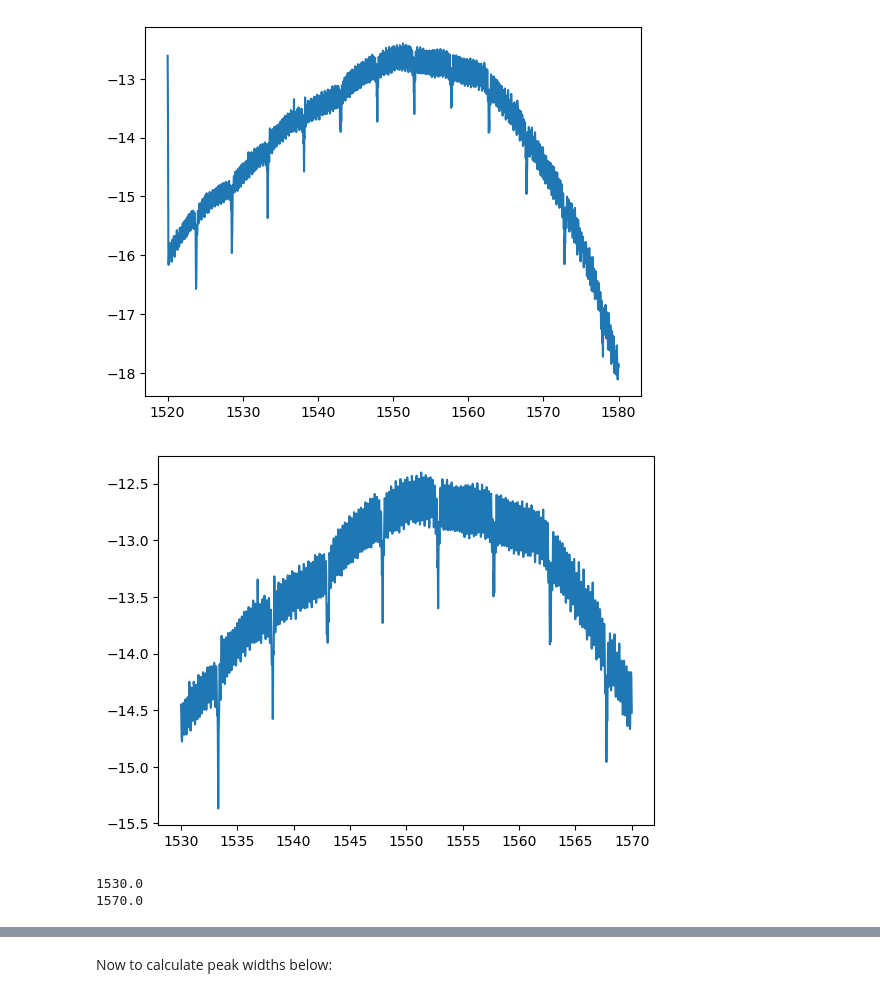
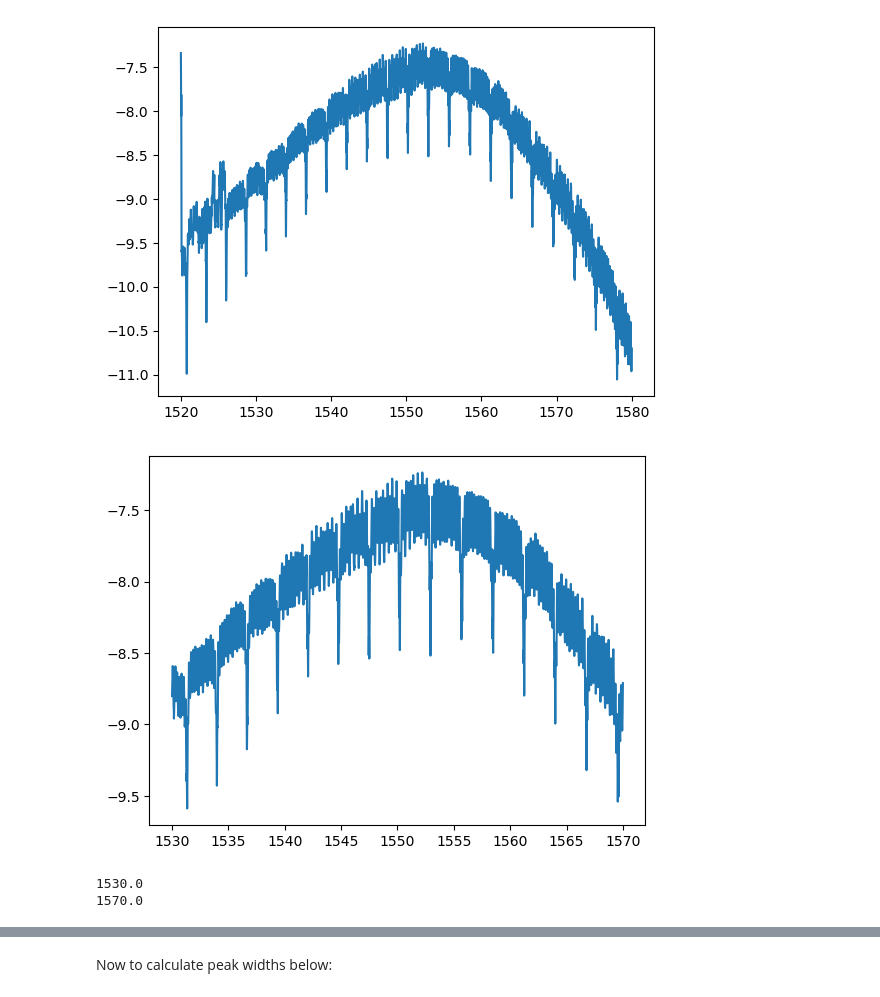
Before and after one commit to tdasanjh/team-chip-project, a Jupyter notebook: data_analysis/data_analysis_notebook.ipynb, the cells around one changed output, grey strips where cells are left out. Saved outputs shown, nothing was run; the diff lists cells and outputs as text; code cells hidden in the pictures.

Commit message:
FWHM data run for sg_rr_36_025 2023-12-13 16-41-08.csv

```diff
--- a/data_analysis/data_analysis_notebook.ipynb
+++ b/data_analysis/data_analysis_notebook.ipynb
@@ -2,11 +2,11 @@
 import data_analysis_funcs as daf
 import matplotlib.pyplot as plt
 # %%
-data_analyse_file="sg_rr_20_025 2023-12-13 17-59-26.csv"
+data_analyse_file="sg_rr_36_025 2023-12-13 16-41-08.csv"
 wvlen_array,pow_array=daf.get_wavlen_and_pow_arrays(data_analyse_file)
 daf.plot_visualise(wvlen_array,pow_array, full_range=True)
 # %% [output]
-[figure, old version]
+[figure, new version]
 # %%
 start_point_index=1000
 end_point_index=5001
@@ -16,7 +16,7 @@ power_peak_search=pow_array[start_point_index:end_point_index]
 print(wvlen_peak_search[0])
 print(wvlen_peak_search[-1])
 # %% [output]
-[figure, old version]
+[figure, new version]
 1530.0
 1570.0
 # %%
```
Also changed, not shown: parts of 4 cells of this notebook, 1 other file.
